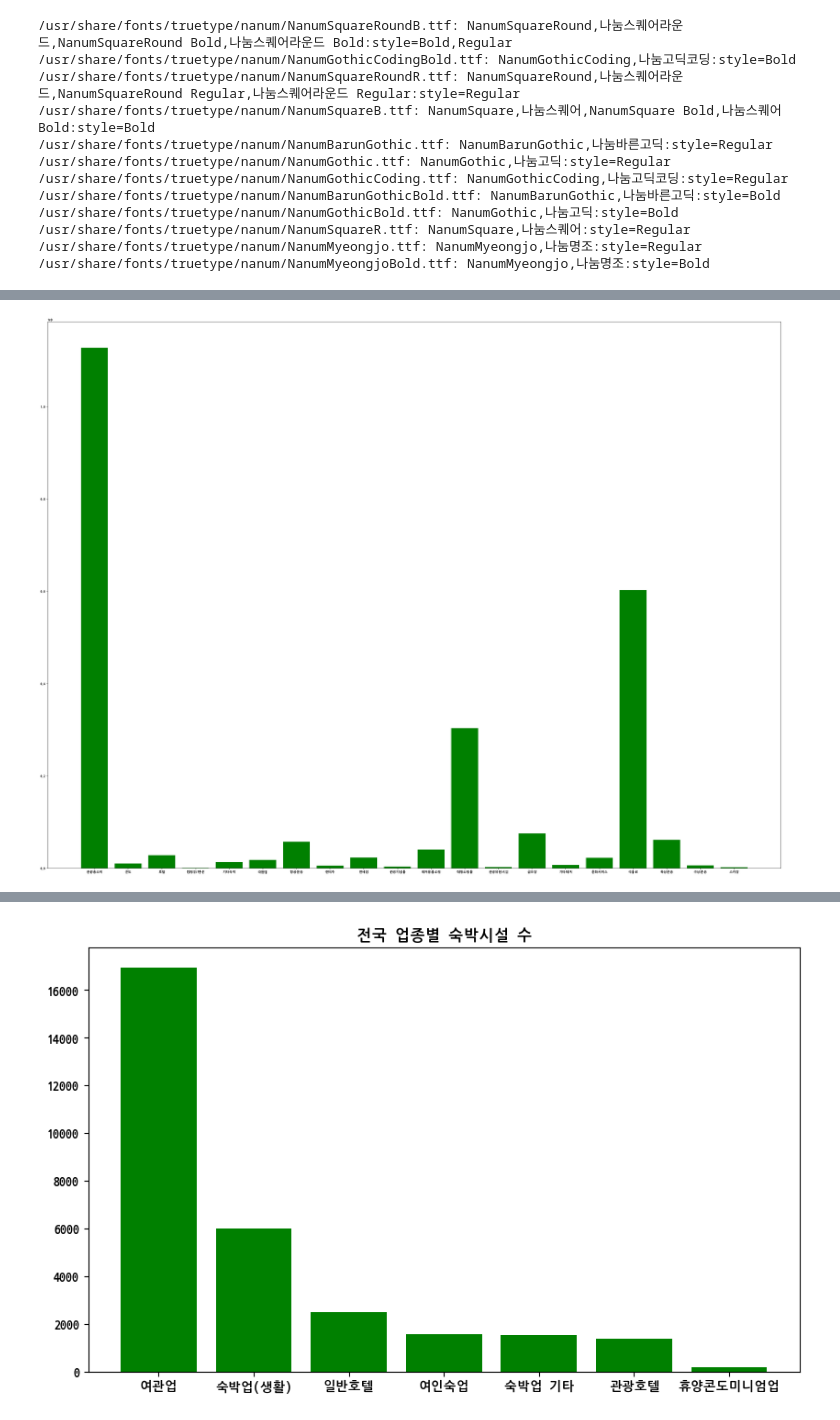
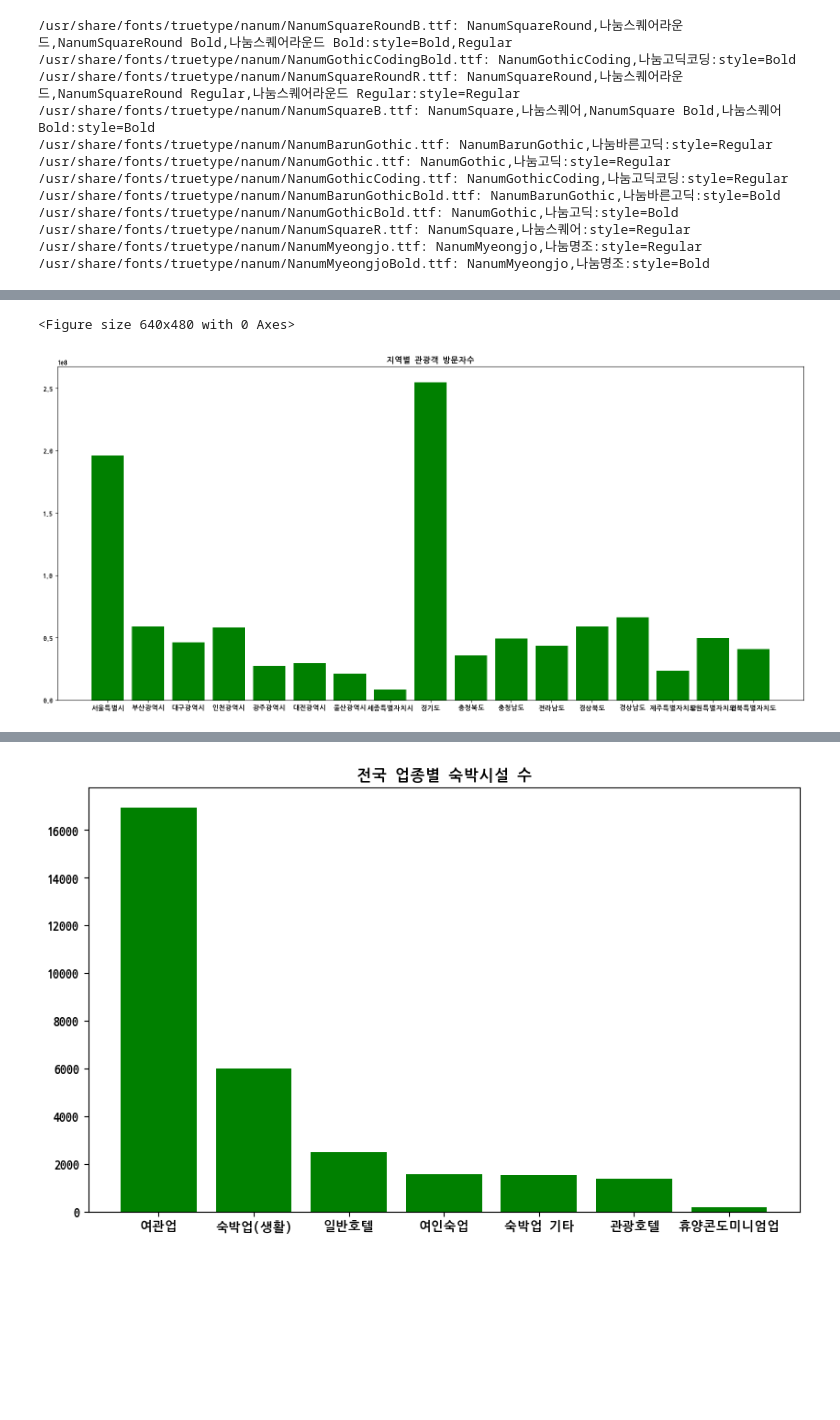
Before and after one commit to kKn00077/techit-travel-data-analysis, a Jupyter notebook: Domestic.ipynb, the cells around one changed output, grey strips where cells are left out. Cells and saved outputs as stored; diff of their text form; code cells hidden in the pictures; blank space fills up the shorter version.

```diff
--- a/Domestic.ipynb
+++ b/Domestic.ipynb
@@ -514,17 +98,34 @@ bars = plt.bar(travel_df["지자체"], travel_df["소비액(천원)"], color='gr
-# %%
-# 데이터 로드
-travel_df = pd.read_csv(
-    "/content/drive/MyDrive/project/data/project1/20241117190401_지역별 내국인 지출액 (BC 신한).csv",
-    encoding="euc-kr",
-    sep=',',
-    index_col=None
-)
-
-# 데이터 컬럼 이름 지정
-travel_df.columns = ['기준년월','지자체', 'KTO업종중분류명', '소비액(천원)', '구성비']
-
-# 그래프 생성
-plt.figure(figsize=(40, 30))
-bars = plt.bar(travel_df["KTO업종중분류명"], travel_df["소비액(천원)"], color='green')
-# %% [output]
-[figure, removed]
+# %%
+import matplotlib.pyplot as plt
+
+# 한글 폰트 설정
+import matplotlib.pyplot as plt
+from matplotlib import font_manager, rc
+import matplotlib as mpl
+
+# 마이너스 폰트 설정
+mpl.rcParams['axes.unicode_minus'] = False
+
+# 한글 폰트 경로 설정 (NanumGothic 사용)
+font_path = '/usr/share/fonts/truetype/nanum/NanumGothicCodingBold.ttf'
+
+# 폰트 등록
+font_manager.fontManager.addfont(font_path)
+
+font_name = font_manager.FontProperties(fname=font_path).get_name()
+rc('font', family=font_name)
+
+
+means_df = pd.read_csv("/content/drive/MyDrive/project/data/project1/20241117190346.csv", encoding="euc-kr", sep=',', index_col=None)
+means_df.columns = ['기준년월', '지자체', '방문자 구분', '방문자수']
+
+plt.tight_layout()
+
+plt.figure(figsize=(20, 9))
+bars = plt.bar(means_df["지자체"], means_df["방문자수"], color='green')
+
+plt.title("지역별 관광객 방문자수")
+plt.show()
+# %% [output]
+<Figure size 640x480 with 0 Axes>
+[figure, added]
```
Also changed, not shown: parts of 43 cells of this notebook.
